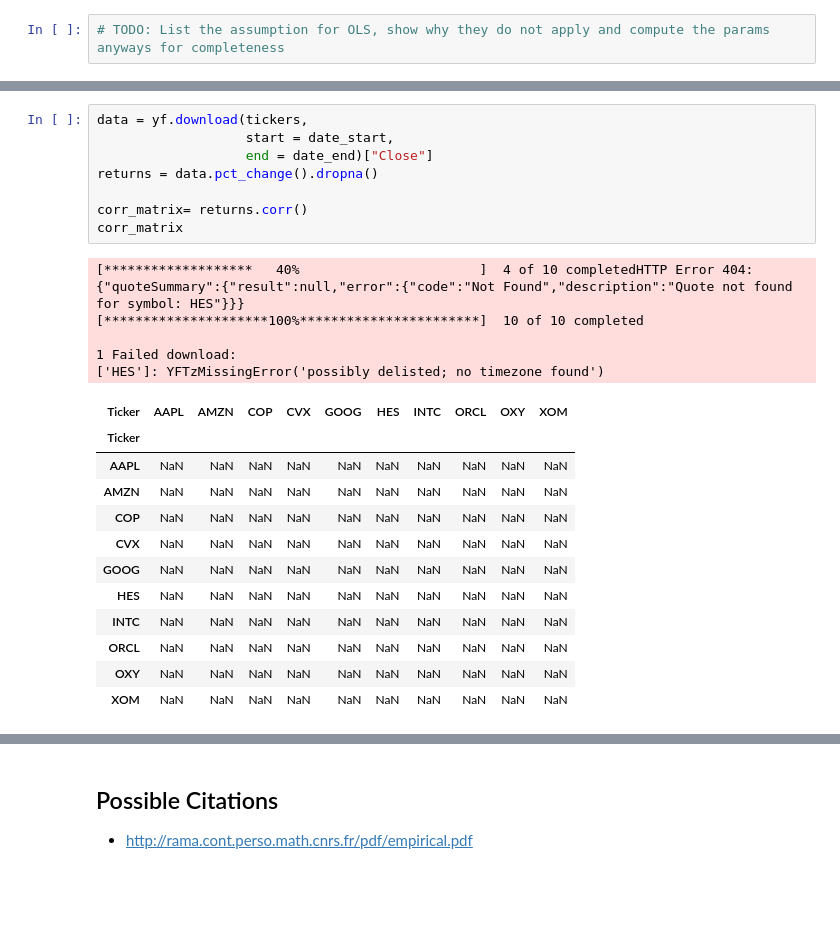
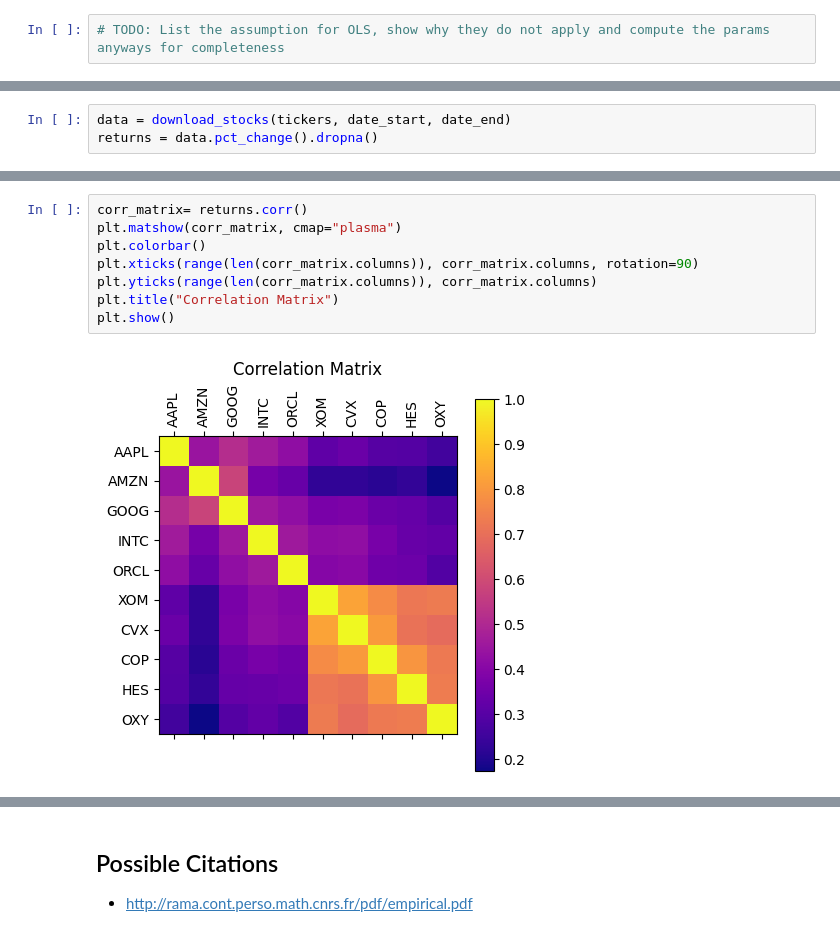
Before and after one commit to abil-nrg/takehome-quant, a Jupyter notebook: figures.ipynb, the cells around one changed output, grey strips where cells are left out. Saved outputs shown, nothing was run; the diff lists cells and outputs as text; blank space fills up the shorter version.

```diff
--- a/figures.ipynb
+++ b/figures.ipynb
@@ -85,0 +77,3 @@ yf.download('HES',
+# %%
+data = download_stocks(tickers, date_start, date_end)
+returns = data.pct_change().dropna()
@@ -86,26 +95,10 @@ yf.download('HES',
 # %%
-data = yf.download(tickers,
-                   start = date_start,
-                   end = date_end)["Close"]
-returns = data.pct_change().dropna()
-
 corr_matrix= returns.corr()
-corr_matrix
+plt.matshow(corr_matrix, cmap="plasma")
+plt.colorbar()
+plt.xticks(range(len(corr_matrix.columns)), corr_matrix.columns, rotation=90)
+plt.yticks(range(len(corr_matrix.columns)), corr_matrix.columns)
+plt.title("Correlation Matrix")
+plt.show()
 # %% [output]
-[*******************   40%                       ]  4 of 10 completedHTTP Error 404: {"quoteSummary":{"result":null,"error":{"code":"Not Found","description":"Quote not found for symbol: HES"}}}
-[*********************100%***********************]  10 of 10 completed
-
-1 Failed download:
-['HES']: YFTzMissingError('possibly delisted; no timezone found')
-| Ticker | AAPL | AMZN | COP | CVX | GOOG | HES | INTC | ORCL | OXY | XOM |
-| Ticker |  |  |  |  |  |  |  |  |  |  |
-| AAPL | NaN | NaN | NaN | NaN | NaN | NaN | NaN | NaN | NaN | NaN |
-| AMZN | NaN | NaN | NaN | NaN | NaN | NaN | NaN | NaN | NaN | NaN |
-| COP | NaN | NaN | NaN | NaN | NaN | NaN | NaN | NaN | NaN | NaN |
-| CVX | NaN | NaN | NaN | NaN | NaN | NaN | NaN | NaN | NaN | NaN |
-| GOOG | NaN | NaN | NaN | NaN | NaN | NaN | NaN | NaN | NaN | NaN |
-| HES | NaN | NaN | NaN | NaN | NaN | NaN | NaN | NaN | NaN | NaN |
-| INTC | NaN | NaN | NaN | NaN | NaN | NaN | NaN | NaN | NaN | NaN |
-| ORCL | NaN | NaN | NaN | NaN | NaN | NaN | NaN | NaN | NaN | NaN |
-| OXY | NaN | NaN | NaN | NaN | NaN | NaN | NaN | NaN | NaN | NaN |
-| XOM | NaN | NaN | NaN | NaN | NaN | NaN | NaN | NaN | NaN | NaN |
+[figure, added]
```
Also changed, not shown: parts of 9 cells of this notebook, 3 other files.
